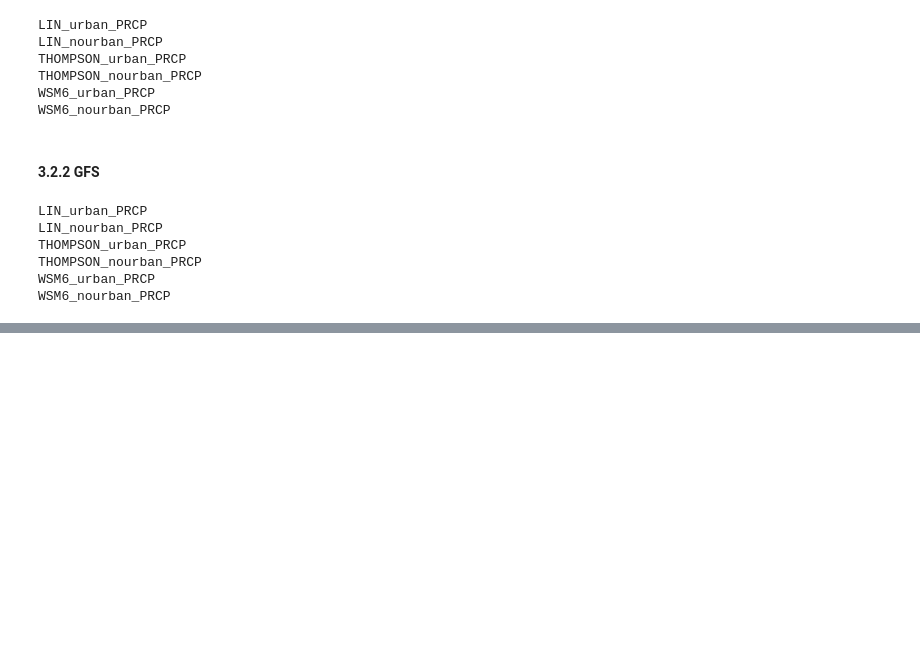
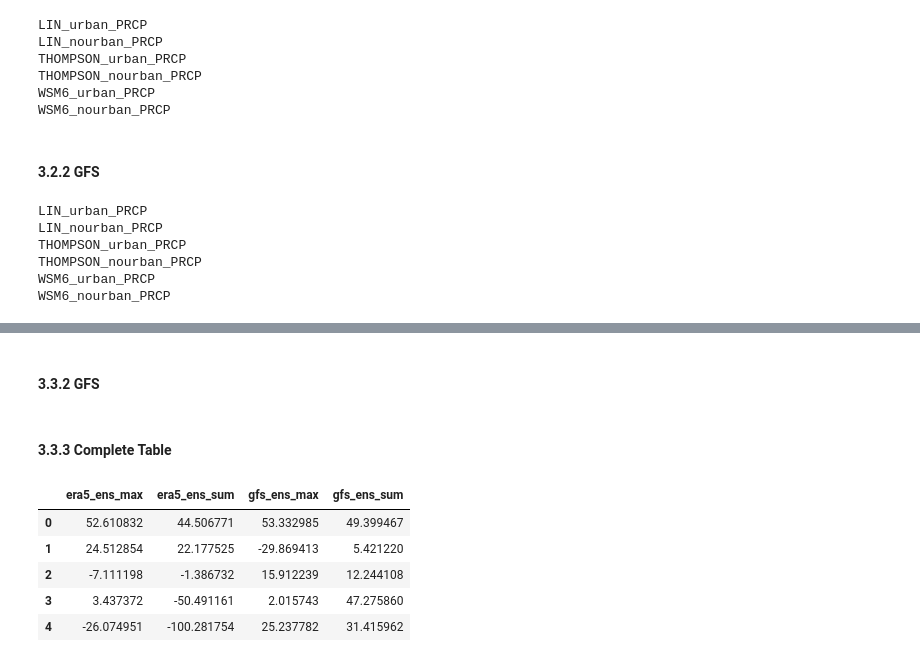
Before and after one commit to donmezkutay/Urban-Precipitation-Article-Istanbul, a Jupyter notebook: combined_precipitation_diff_urban_boundary.ipynb, the cells around one changed output, grey strips where cells are left out. Drawn from its saved outputs; the diff is of its cells as text; code cells hidden in the pictures; blank space fills up the shorter version.

```diff
--- a/combined_precipitation_diff_urban_boundary.ipynb
+++ b/combined_precipitation_diff_urban_boundary.ipynb
@@ -287,0 +288,26 @@ diff_pd[microphysics_order]
+# %%
+# turn to pd df
+ens_pd_era5_max_perc_diff = pd.DataFrame(ens_era5_max_perc_diff)
+ens_pd_era5_sum_perc_diff = pd.DataFrame(ens_era5_sum_perc_diff)
+
+# concat max and sum df
+ens_era5_diff_pd = pd.concat([ens_pd_era5_max_perc_diff, ens_pd_era5_sum_perc_diff], axis=1)
+# %% [markdown]
+#### 3.3.2 GFS
+# %%
+ens_gfs_max_perc_diff = {}
+ens_gfs_sum_perc_diff = {}
+
+# calculate max
+max_perc_diff = calculate_perc_diff(dt_5hourly_gfs_urban_ens,
+                                    dt_5hourly_gfs_nourban_ens,
+                                    gdf, x_dims, y_dims,
+                                    method = 'max')
+# calculate sum
+sum_perc_diff = calculate_perc_diff(dt_5hourly_gfs_urban_ens,
+                                    dt_5hourly_gfs_nourban_ens,
+                                    gdf, x_dims, y_dims,
+                                    method = 'sum')
+
+ens_gfs_max_perc_diff[fr'gfs_ens_max'] = max_perc_diff
+ens_gfs_sum_perc_diff[fr'gfs_ens_sum'] = sum_perc_diff
@@ -287,0 +321,2 @@ diff_pd[microphysics_order]
+# %% [markdown]
+#### 3.3.3 Complete Table
@@ -287,0 +325,9 @@ diff_pd[microphysics_order]
+# %%
+ens_diff_pd
+# %% [output]
+|  | era5_ens_max | era5_ens_sum | gfs_ens_max | gfs_ens_sum |
+| 0 | 52.610832 | 44.506771 | 53.332985 | 49.399467 |
+| 1 | 24.512854 | 22.177525 | -29.869413 | 5.421220 |
+| 2 | -7.111198 | -1.386732 | 15.912239 | 12.244108 |
+| 3 | 3.437372 | -50.491161 | 2.015743 | 47.275860 |
+| 4 | -26.074951 | -100.281754 | 25.237782 | 31.415962 |
```
Also changed, not shown: parts of 15 cells of this notebook.
